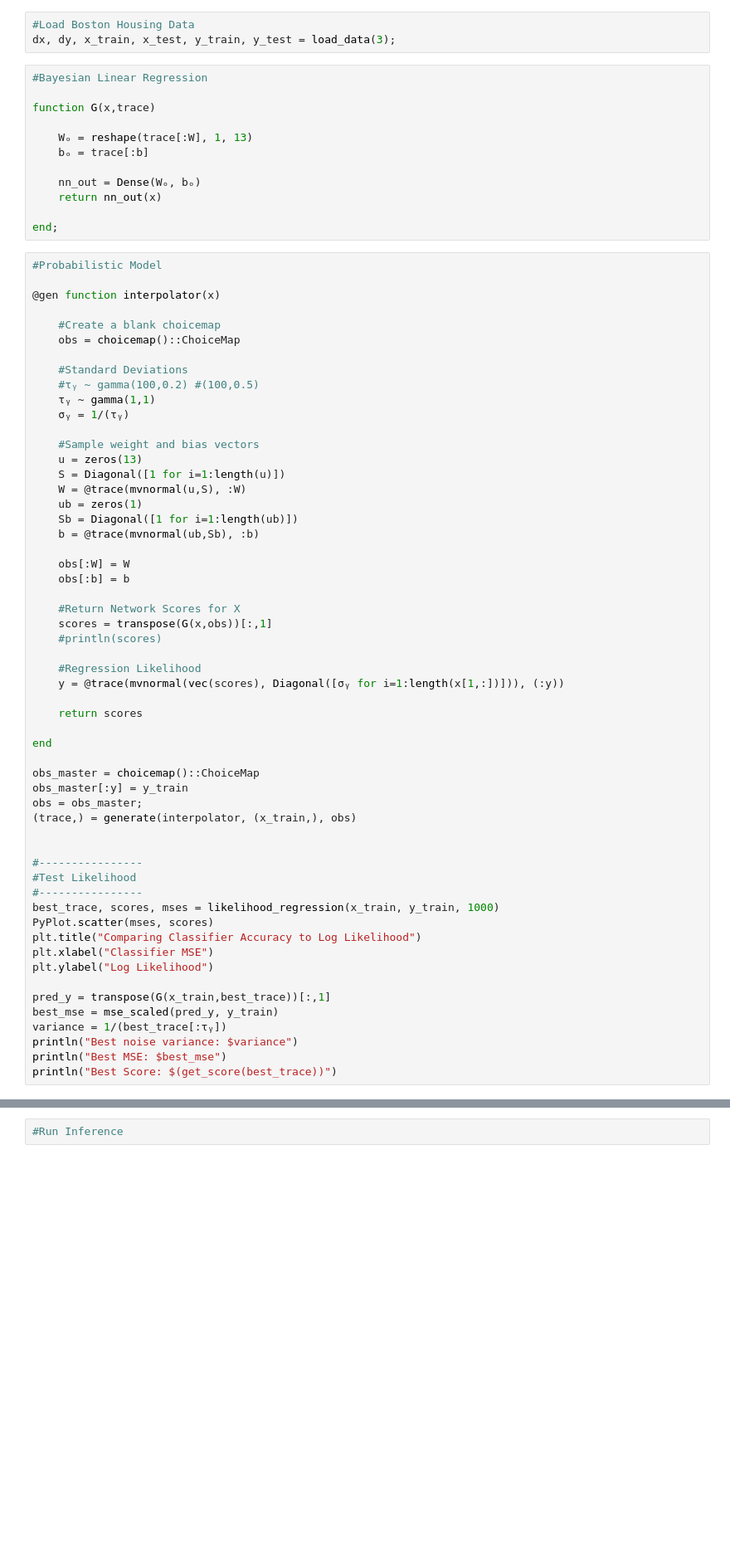
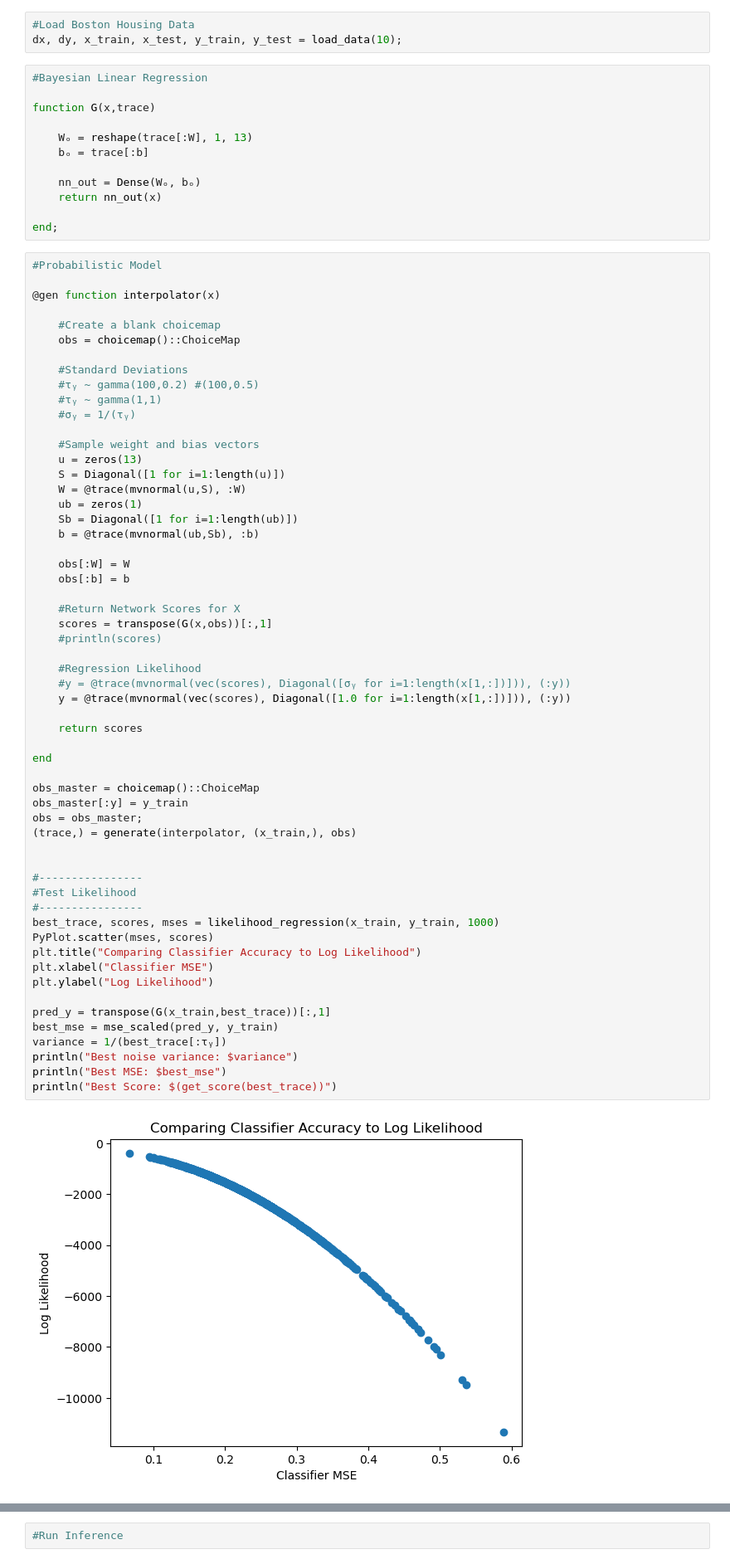
Before and after one commit to jberezow/BostonHousing, a Jupyter notebook: Thesis-BayesianLinearRegression.ipynb, the cells around one changed output, grey strips where cells are left out. Shown at 83% size. Cells and saved outputs as stored; diff of their text form; blank space fills up the shorter version.

```diff
--- a/Thesis-BayesianLinearRegression.ipynb
+++ b/Thesis-BayesianLinearRegression.ipynb
@@ -13,7 +13,7 @@ include("NUTS.jl")
 include("utils.jl");
 # %%
 #Load Boston Housing Data
-dx, dy, x_train, x_test, y_train, y_test = load_data(3);
+dx, dy, x_train, x_test, y_train, y_test = load_data(10);
 # %%
 #Bayesian Linear Regression
 
@@ -36,8 +36,8 @@ end;
 
     #Standard Deviations
     #τᵧ ~ gamma(100,0.2) #(100,0.5)
-    τᵧ ~ gamma(1,1)
-    σᵧ = 1/(τᵧ)
+    #τᵧ ~ gamma(1,1)
+    #σᵧ = 1/(τᵧ)
 
     #Sample weight and bias vectors
     u = zeros(13)
@@ -54,31 +54,34 @@ end;
     scores = transpose(G(x,obs))[:,1]
     #println(scores)
 
     #Regression Likelihood
-    y = @trace(mvnormal(vec(scores), Diagonal([σᵧ for i=1:length(x[1,:])])), (:y))
+    #y = @trace(mvnormal(vec(scores), Diagonal([σᵧ for i=1:length(x[1,:])])), (:y))
+    y = @trace(mvnormal(vec(scores), Diagonal([1.0 for i=1:length(x[1,:])])), (:y))
 
     return scores
 
 end
 
 obs_master = choicemap()::ChoiceMap
 obs_master[:y] = y_train
 obs = obs_master;
 (trace,) = generate(interpolator, (x_train,), obs)
 
 
 #----------------
 #Test Likelihood
 #----------------
 best_trace, scores, mses = likelihood_regression(x_train, y_train, 1000)
 PyPlot.scatter(mses, scores)
 plt.title("Comparing Classifier Accuracy to Log Likelihood")
 plt.xlabel("Classifier MSE")
 plt.ylabel("Log Likelihood")
 
 pred_y = transpose(G(x_train,best_trace))[:,1]
 best_mse = mse_scaled(pred_y, y_train)
 variance = 1/(best_trace[:τᵧ])
 println("Best noise variance: $variance")
 println("Best MSE: $best_mse")
 println("Best Score: $(get_score(best_trace))")
+# %% [output]
+[figure, added]
```
Also changed, not shown: parts of 5 cells of this notebook, 39 other files.
